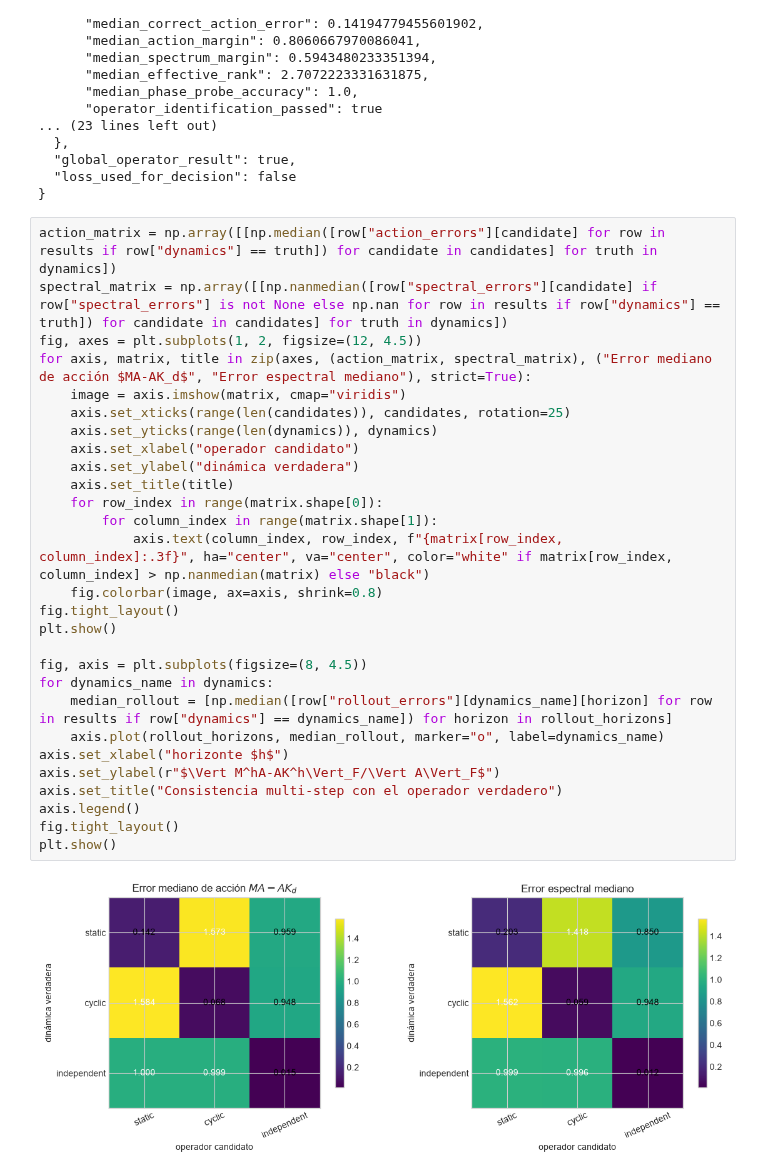
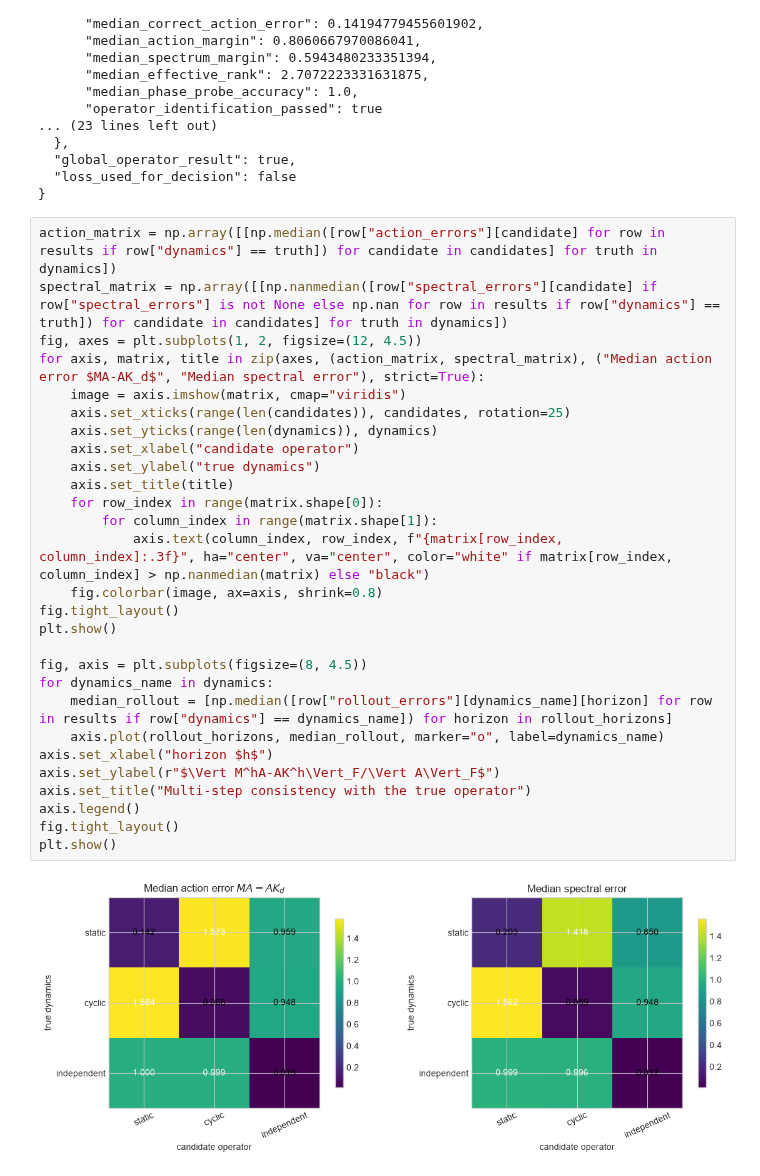
Before and after one commit to micmich05/koopman-jepa, a Jupyter notebook: notebooks/three_dynamics_experiment.ipynb, the cells around one changed output. Drawn from its saved outputs; the diff is of its cells as text.

```diff
--- a/notebooks/three_dynamics_experiment.ipynb
+++ b/notebooks/three_dynamics_experiment.ipynb
@@ -220,30 +220,30 @@ print(json.dumps({"conditions": summary, "global_operator_result": global_operat
 # %%
 action_matrix = np.array([[np.median([row["action_errors"][candidate] for row in results if row["dynamics"] == truth]) for candidate in candidates] for truth in dynamics])
 spectral_matrix = np.array([[np.nanmedian([row["spectral_errors"][candidate] if row["spectral_errors"] is not None else np.nan for row in results if row["dynamics"] == truth]) for candidate in candidates] for truth in dynamics])
 fig, axes = plt.subplots(1, 2, figsize=(12, 4.5))
-for axis, matrix, title in zip(axes, (action_matrix, spectral_matrix), ("Error mediano de acción $MA-AK_d$", "Error espectral mediano"), strict=True):
+for axis, matrix, title in zip(axes, (action_matrix, spectral_matrix), ("Median action error $MA-AK_d$", "Median spectral error"), strict=True):
     image = axis.imshow(matrix, cmap="viridis")
     axis.set_xticks(range(len(candidates)), candidates, rotation=25)
     axis.set_yticks(range(len(dynamics)), dynamics)
-    axis.set_xlabel("operador candidato")
-    axis.set_ylabel("dinámica verdadera")
+    axis.set_xlabel("candidate operator")
+    axis.set_ylabel("true dynamics")
     axis.set_title(title)
     for row_index in range(matrix.shape[0]):
         for column_index in range(matrix.shape[1]):
             axis.text(column_index, row_index, f"{matrix[row_index, column_index]:.3f}", ha="center", va="center", color="white" if matrix[row_index, column_index] > np.nanmedian(matrix) else "black")
     fig.colorbar(image, ax=axis, shrink=0.8)
 fig.tight_layout()
 plt.show()
 
 fig, axis = plt.subplots(figsize=(8, 4.5))
 for dynamics_name in dynamics:
     median_rollout = [np.median([row["rollout_errors"][dynamics_name][horizon] for row in results if row["dynamics"] == dynamics_name]) for horizon in rollout_horizons]
     axis.plot(rollout_horizons, median_rollout, marker="o", label=dynamics_name)
-axis.set_xlabel("horizonte $h$")
+axis.set_xlabel("horizon $h$")
 axis.set_ylabel(r"$\Vert M^hA-AK^h\Vert_F/\Vert A\Vert_F$")
-axis.set_title("Consistencia multi-step con el operador verdadero")
+axis.set_title("Multi-step consistency with the true operator")
 axis.legend()
 fig.tight_layout()
 plt.show()
 # %% [output]
-[figure, old version]
+[figure, new version]
```
Also changed, not shown: parts of 4 cells of this notebook, 30 other files.
